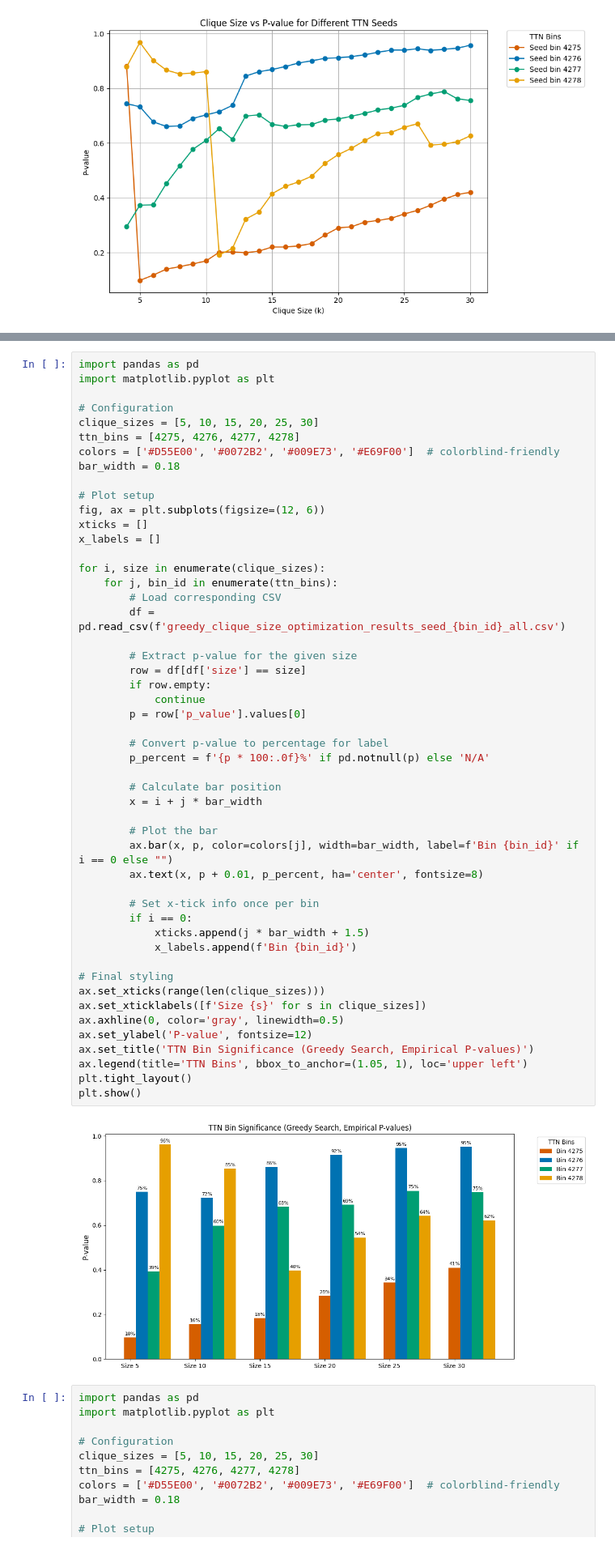
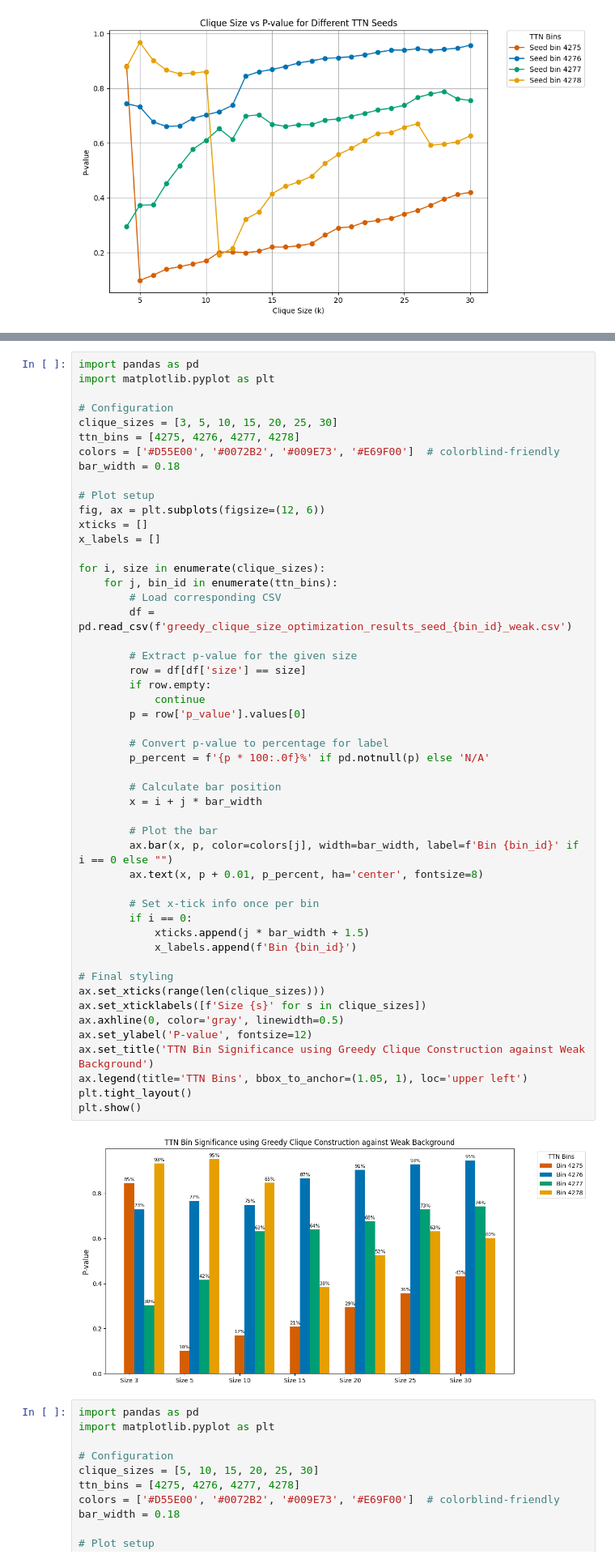
Before and after one commit to ethanoutangoun/chromatin-heart-dev, a Jupyter notebook: ttn_bin_selection.ipynb, the cells around one changed output, grey strips where cells are left out. Shown at 81% size. Saved outputs shown, nothing was run; the diff lists cells and outputs as text.

```diff
--- a/ttn_bin_selection.ipynb
+++ b/ttn_bin_selection.ipynb
@@ -178,7 +178,7 @@ import pandas as pd
 import matplotlib.pyplot as plt
 
 # Configuration
-clique_sizes = [5, 10, 15, 20, 25, 30]
+clique_sizes = [3, 5, 10, 15, 20, 25, 30]
 ttn_bins = [4275, 4276, 4277, 4278]
 colors = ['#D55E00', '#0072B2', '#009E73', '#E69F00']  # colorblind-friendly
 bar_width = 0.18
@@ -191,40 +191,40 @@ x_labels = []
 for i, size in enumerate(clique_sizes):
     for j, bin_id in enumerate(ttn_bins):
         # Load corresponding CSV
-        df = pd.read_csv(f'greedy_clique_size_optimization_results_seed_{bin_id}_all.csv')
+        df = pd.read_csv(f'greedy_clique_size_optimization_results_seed_{bin_id}_weak.csv')
 
         # Extract p-value for the given size
         row = df[df['size'] == size]
         if row.empty:
             continue
         p = row['p_value'].values[0]
 
         # Convert p-value to percentage for label
         p_percent = f'{p * 100:.0f}%' if pd.notnull(p) else 'N/A'
 
         # Calculate bar position
         x = i + j * bar_width
 
         # Plot the bar
         ax.bar(x, p, color=colors[j], width=bar_width, label=f'Bin {bin_id}' if i == 0 else "")
         ax.text(x, p + 0.01, p_percent, ha='center', fontsize=8)
 
         # Set x-tick info once per bin
         if i == 0:
             xticks.append(j * bar_width + 1.5)
             x_labels.append(f'Bin {bin_id}')
 
 # Final styling
 ax.set_xticks(range(len(clique_sizes)))
 ax.set_xticklabels([f'Size {s}' for s in clique_sizes])
 ax.axhline(0, color='gray', linewidth=0.5)
 ax.set_ylabel('P-value', fontsize=12)
-ax.set_title('TTN Bin Significance (Greedy Search, Empirical P-values)')
+ax.set_title('TTN Bin Significance using Greedy Clique Construction against Weak Background')
 ax.legend(title='TTN Bins', bbox_to_anchor=(1.05, 1), loc='upper left')
 plt.tight_layout()
 plt.show()
 # %% [output]
-[figure, old version]
+[figure, new version]
 # %%
 import pandas as pd
 import matplotlib.pyplot as plt
```
Also changed, not shown: parts of 2 cells of this notebook, 5 other files.
